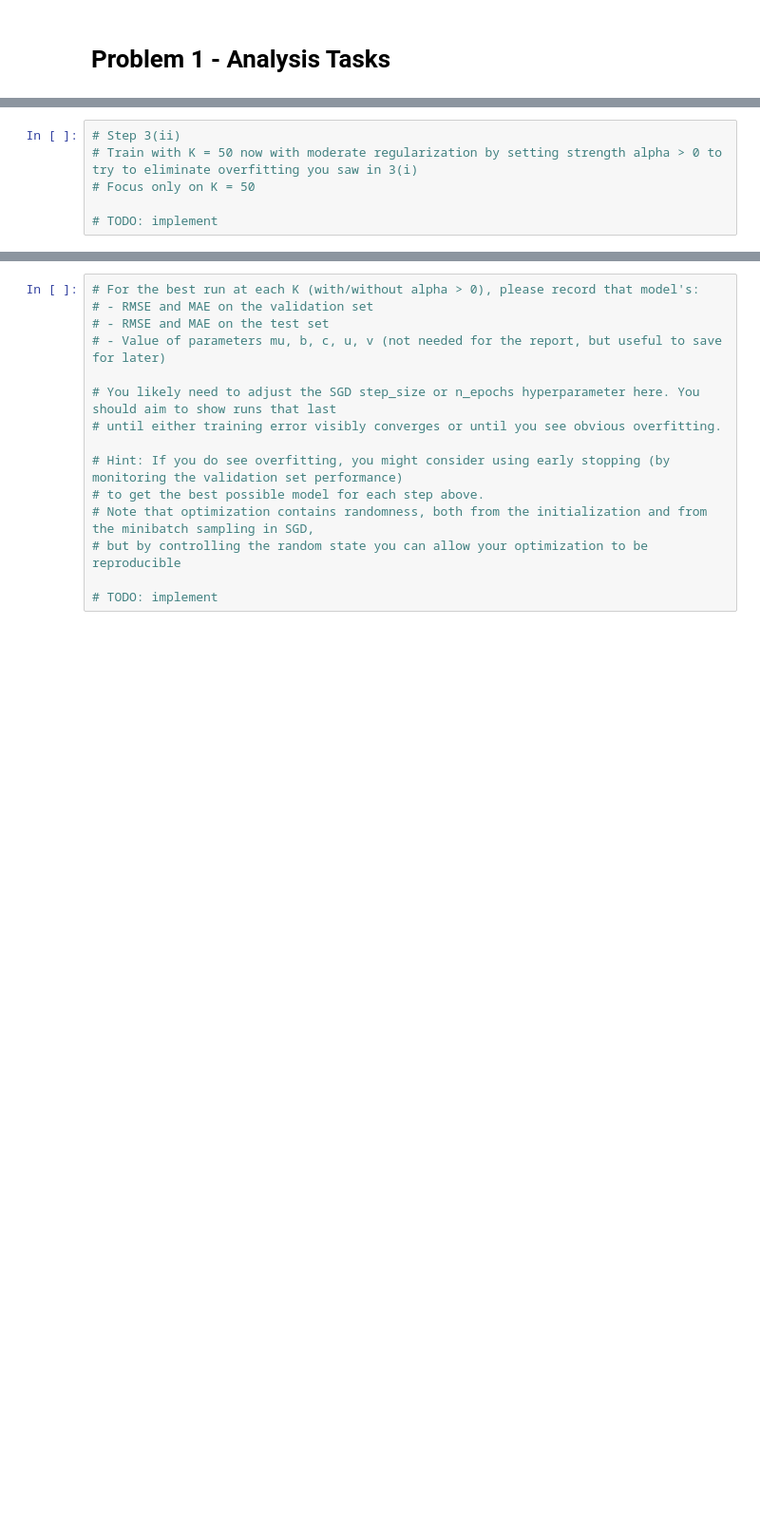
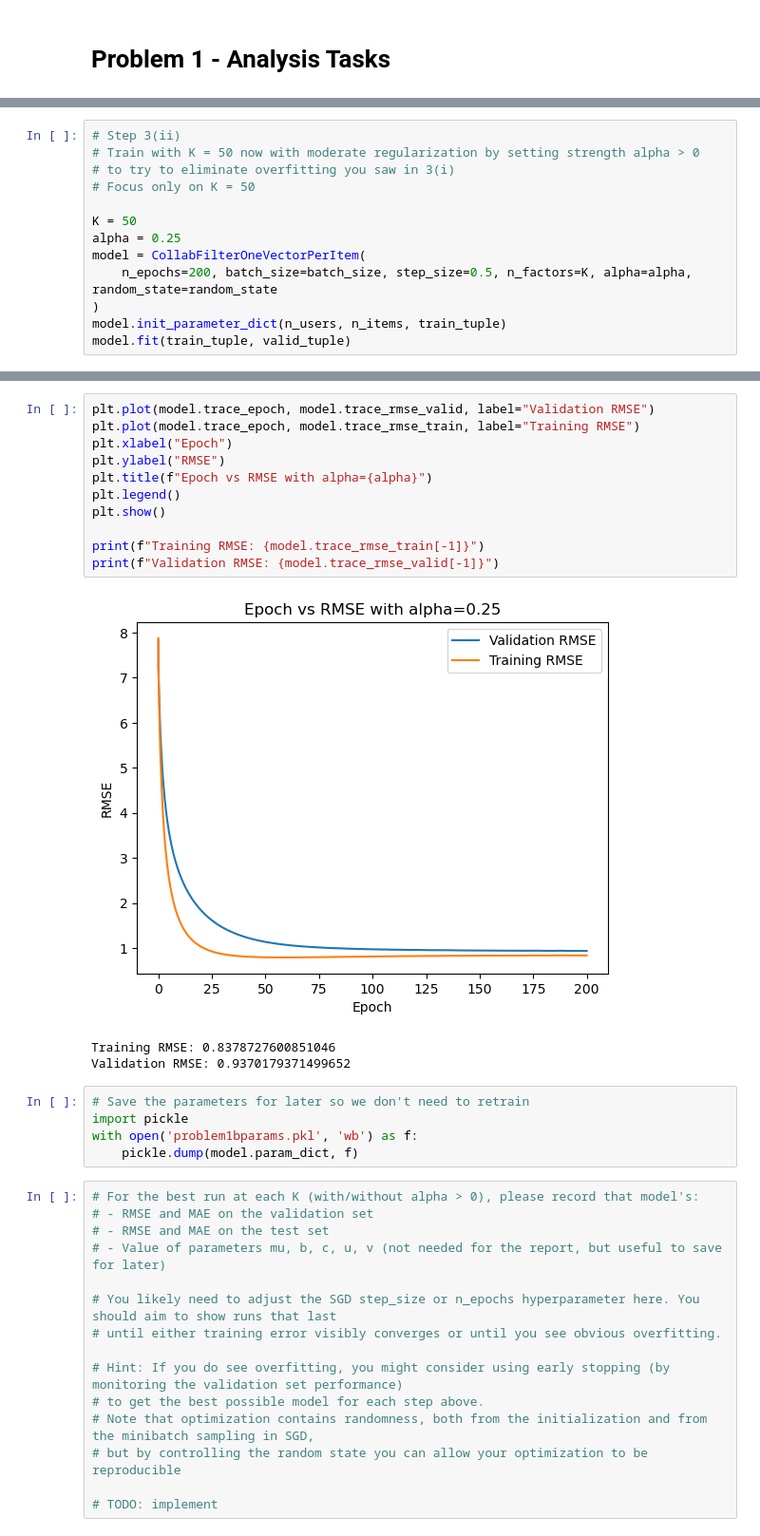
Before and after one commit to behrensm03/cs135-project2, a Jupyter notebook: Project B.ipynb, the cells around one changed output, grey strips where cells are left out. Shown at 95% size. Cells and saved outputs as stored; diff of their text form; blank space fills up the shorter version.

Commit message:
feat(problem1): analysis (#9)

```diff
--- a/Project B.ipynb
+++ b/Project B.ipynb
@@ -105,6 +109,13 @@ kValues = [2, 10, 50]
 # %%
 # Step 3(ii)
-# Train with K = 50 now with moderate regularization by setting strength alpha > 0 to try to eliminate overfitting you saw in 3(i)
+# Train with K = 50 now with moderate regularization by setting strength alpha > 0
+# to try to eliminate overfitting you saw in 3(i)
 # Focus only on K = 50
 
-# TODO: implement
+K = 50
+alpha = 0.25
+model = CollabFilterOneVectorPerItem(
+    n_epochs=200, batch_size=batch_size, step_size=0.5, n_factors=K, alpha=alpha, random_state=random_state
+)
+model.init_parameter_dict(n_users, n_items, train_tuple)
+model.fit(train_tuple, valid_tuple)
@@ -111,3 +140,23 @@ kValues = [2, 10, 50]
+# %%
+plt.plot(model.trace_epoch, model.trace_rmse_valid, label="Validation RMSE")
+plt.plot(model.trace_epoch, model.trace_rmse_train, label="Training RMSE")
+plt.xlabel("Epoch")
+plt.ylabel("RMSE")
+plt.title(f"Epoch vs RMSE with alpha={alpha}")
+plt.legend()
+plt.show()
+
+print(f"Training RMSE: {model.trace_rmse_train[-1]}")
+print(f"Validation RMSE: {model.trace_rmse_valid[-1]}")
+# %% [output]
+[figure, added]
+Training RMSE: 0.8378727600851046
+Validation RMSE: 0.9370179371499652
+# %%
+# Save the parameters for later so we don't need to retrain
+import pickle
+with open('problem1bparams.pkl', 'wb') as f:
+    pickle.dump(model.param_dict, f)
 # %%
 # For the best run at each K (with/without alpha > 0), please record that model's:
 # - RMSE and MAE on the validation set
```
Also changed, not shown: parts of 5 cells of this notebook, 3 other files.
